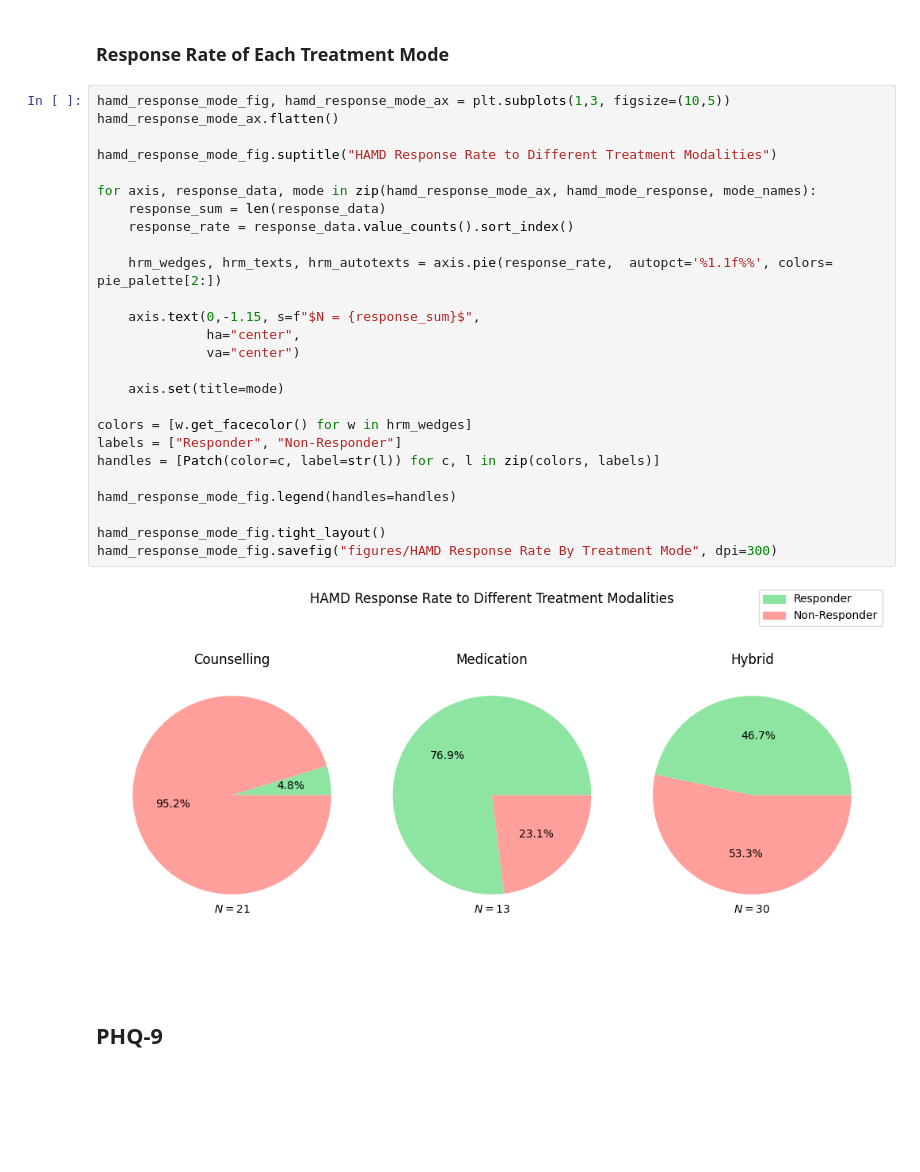
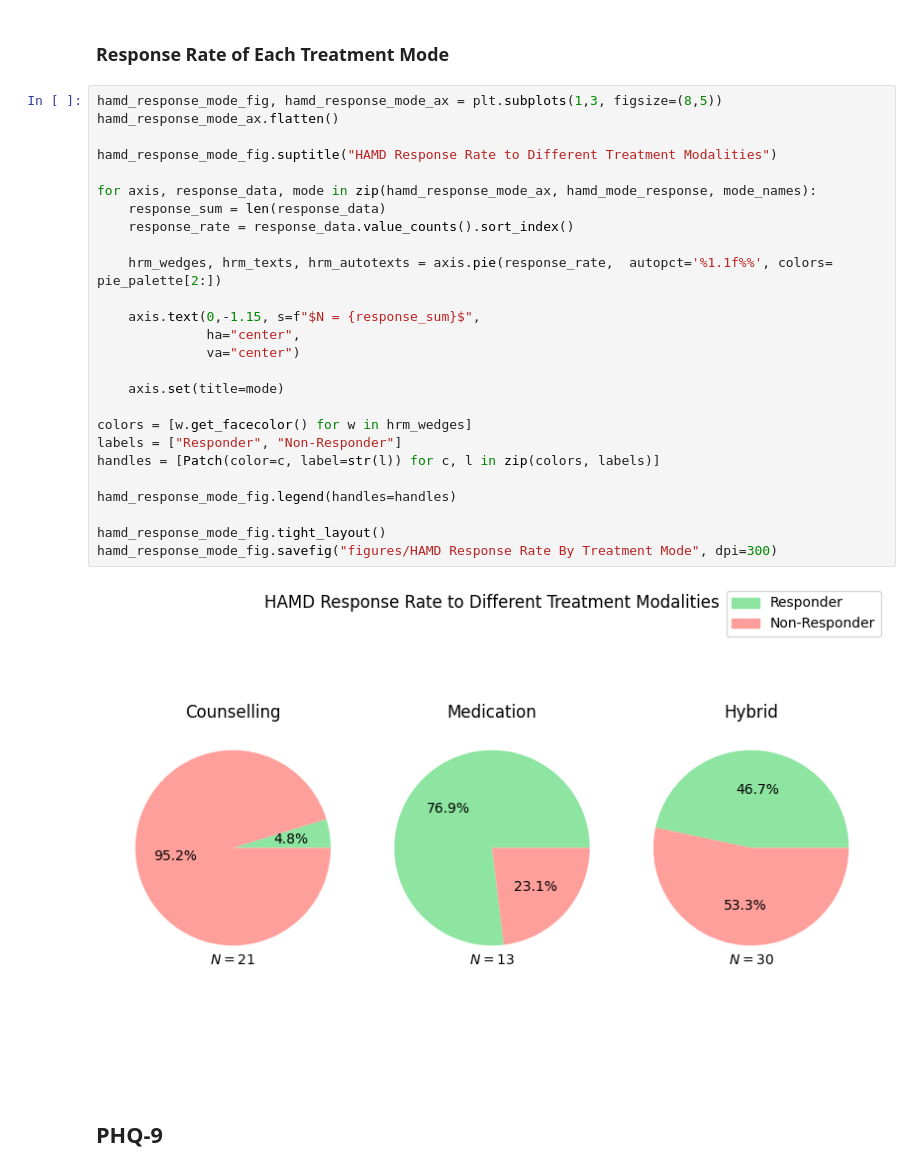
Before and after one commit to akaeii/telomere-mental-health, a Jupyter notebook: exploratory_data_analysis.ipynb, the cells around one changed output. Cells and saved outputs as stored; diff of their text form; blank space fills up the shorter version.

Commit message:
Decreased figure sizes.

```diff
--- a/exploratory_data_analysis.ipynb
+++ b/exploratory_data_analysis.ipynb
@@ -176,33 +176,33 @@ hamd_responders_fig.savefig("figures/(HAMD) Proportion of Responders by Treatmen
 # %% [markdown]
 <h3>Response Rate of Each Treatment Mode</h3>
 # %%
-hamd_response_mode_fig, hamd_response_mode_ax = plt.subplots(1,3, figsize=(10,5))
+hamd_response_mode_fig, hamd_response_mode_ax = plt.subplots(1,3, figsize=(8,5))
 hamd_response_mode_ax.flatten()
 
 hamd_response_mode_fig.suptitle("HAMD Response Rate to Different Treatment Modalities")
 
 for axis, response_data, mode in zip(hamd_response_mode_ax, hamd_mode_response, mode_names):
     response_sum = len(response_data)
     response_rate = response_data.value_counts().sort_index()
 
     hrm_wedges, hrm_texts, hrm_autotexts = axis.pie(response_rate,  autopct='%1.1f%%', colors= pie_palette[2:])
 
     axis.text(0,-1.15, s=f"$N = {response_sum}$",
               ha="center",
               va="center")
 
     axis.set(title=mode)
 
 colors = [w.get_facecolor() for w in hrm_wedges]
 labels = ["Responder", "Non-Responder"]
 handles = [Patch(color=c, label=str(l)) for c, l in zip(colors, labels)]
 
 hamd_response_mode_fig.legend(handles=handles)
 
 hamd_response_mode_fig.tight_layout()
 hamd_response_mode_fig.savefig("figures/HAMD Response Rate By Treatment Mode", dpi=300)
 # %% [output]
-[figure, old version]
+[figure, new version]
 # %% [markdown]
 <h2>PHQ-9</h2>
 # %% [markdown]
```
Also changed, not shown: parts of 1 cell of this notebook, 2 other files.
